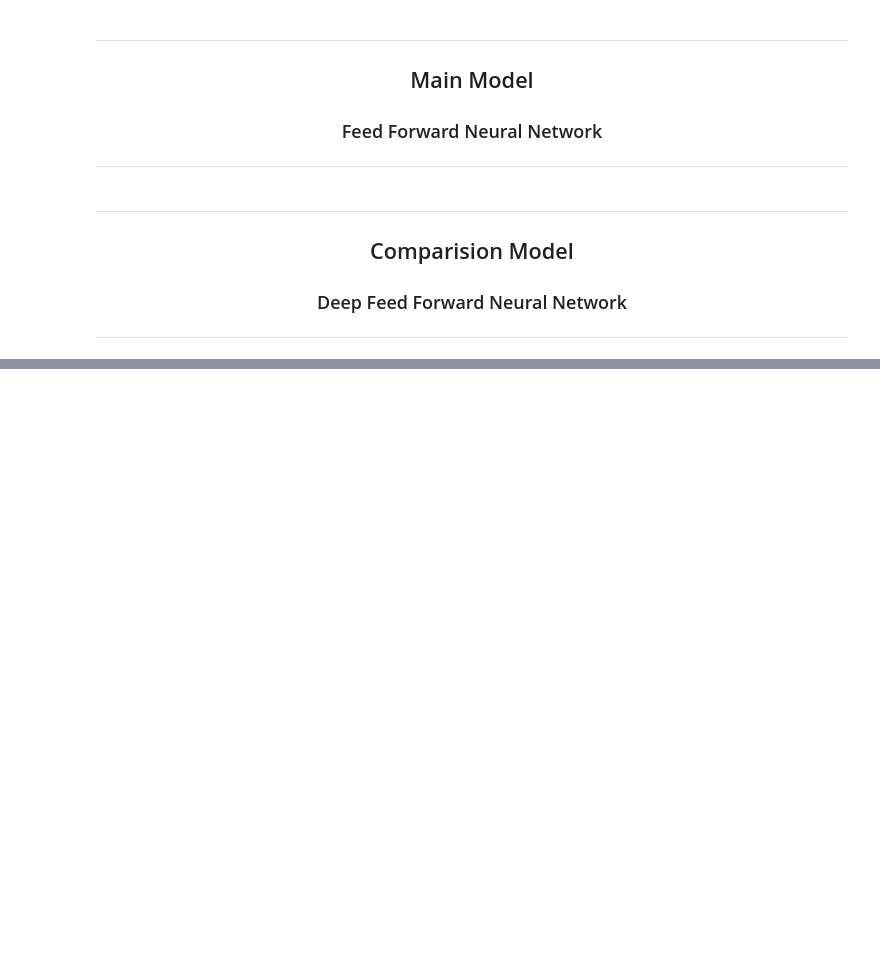
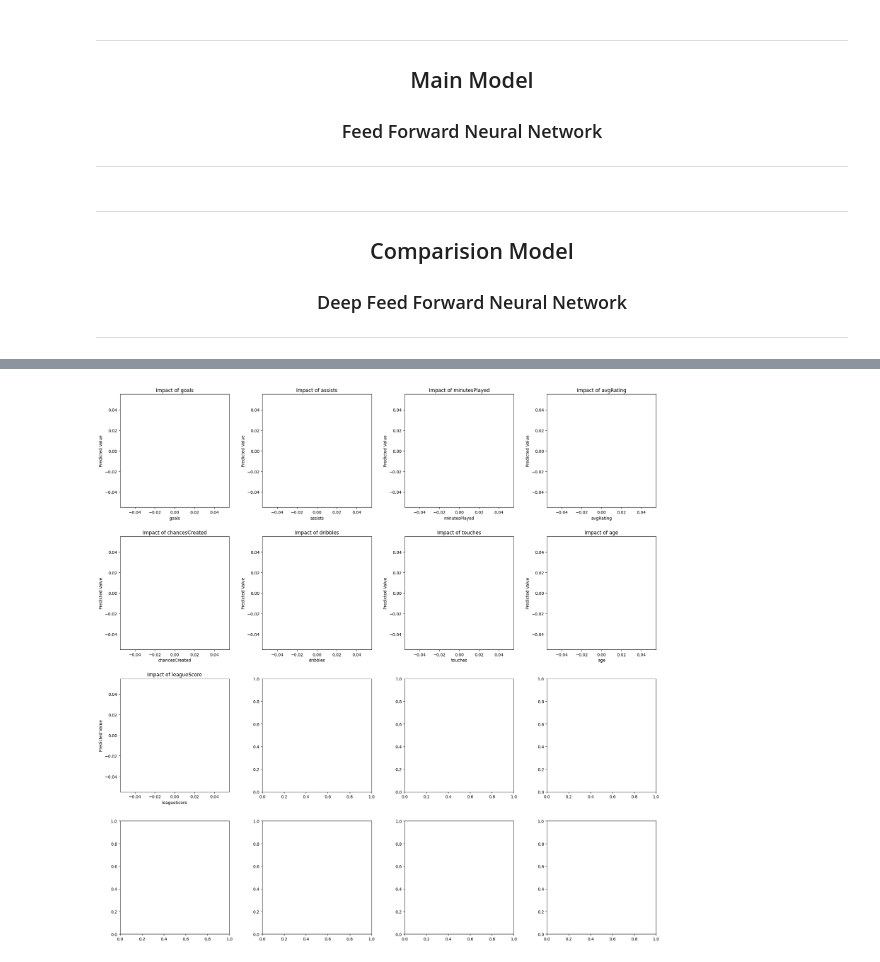
Before and after one commit to mortenhodt/machineLearningExamProject, a Jupyter notebook: main.ipynb, the cells around one changed output, grey strips where cells are left out. Saved outputs shown, nothing was run; the diff lists cells and outputs as text; code cells hidden in the pictures; blank space fills up the shorter version.

```diff
--- a/main.ipynb
+++ b/main.ipynb
@@ -105,7 +89,7 @@ slice_player_stats.sort_values('marketValueEUR',ascending=False)
 # %%
 # Creating column to determine if a player is an attacker or not.
-fot_mob_attackers = pd.read_csv('/Users/kristianmadslangrud/Desktop/GitHub/machineLearningExamProject/player_stats_attackers.csv') # csv file containing only attackers
-
+#fot_mob_attackers = pd.read_csv('/Users/kristianmadslangrud/Desktop/GitHub/machineLearningExamProject/player_stats_attackers.csv') # csv file containing only attackers
+fot_mob_attackers = pd.read_csv('player_stats_attackers.csv')
 slice_player_stats['is_attacker'] = slice_player_stats['playerId'].isin(fot_mob_attackers['playerId'])
 
 #Check if code worked as intended
@@ -441,0 +562,38 @@ player_stats_final
+# %%
+import numpy as np
+import matplotlib.pyplot as plt
+from sklearn.preprocessing import MinMaxScaler  # Assuming this is your scaler
+
+# Assuming scaler and model are properly initialized and fitted
+test_data = player_df.copy()
+median_values = test_data.median()
+
+# Scale median values once to use as a baseline
+test_data.loc[:] = median_values
+scaled_data = scaler.transform(test_data)
+
+# Create plots
+fig, axes = plt.subplots(nrows=4, ncols=4, figsize=(20, 20))
+fig.tight_layout(pad=5.0)
+
+for i, feature in enumerate(test_data.columns):
+    ax = axes[i // 4, i % 4]
+    feature_values = np.linspace(player_df[feature].min(), player_df[feature].max(), 30)
+    predicted_values = []
+
+    for value in feature_values:
+        temp_data = scaled_data.copy()
+        temp_data[0][i] = scaler.transform(median_values.to_frame().T.assign(**{feature: value}))[0][i]
+        predicted_value = model.predict(temp_data)
+        predicted_values.append(predicted_value[0][0])
+
+    # Debugging output
+    print(f"Feature '{feature}' predictions: {predicted_values}")
+
+    ax.plot(feature_values, predicted_values)
+    ax.set_title(f'Impact of {feature}')
+    ax.set_xlabel(feature)
+    ax.set_ylabel('Predicted Value')
+
+plt.show()
+# %% [output]
@@ -441,0 +617 @@ player_stats_final
+[figure, added]
```
Also changed, not shown: parts of 13 cells of this notebook.
